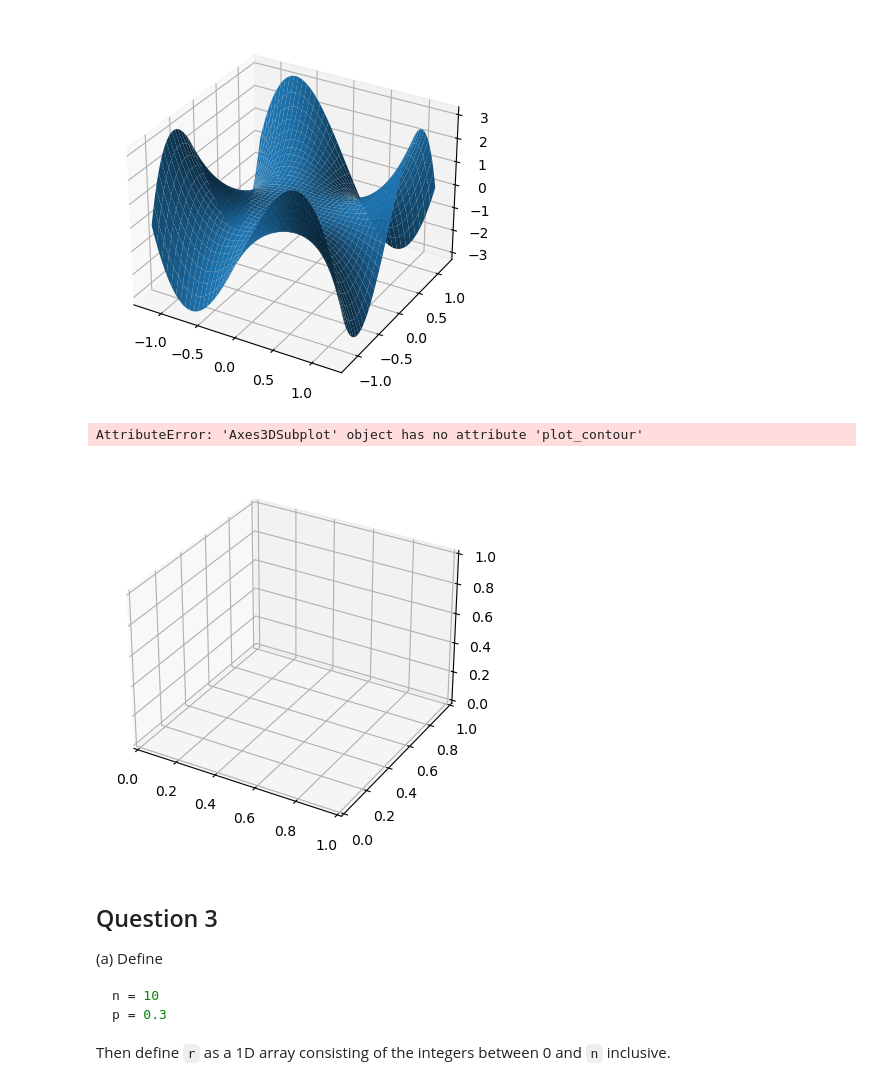
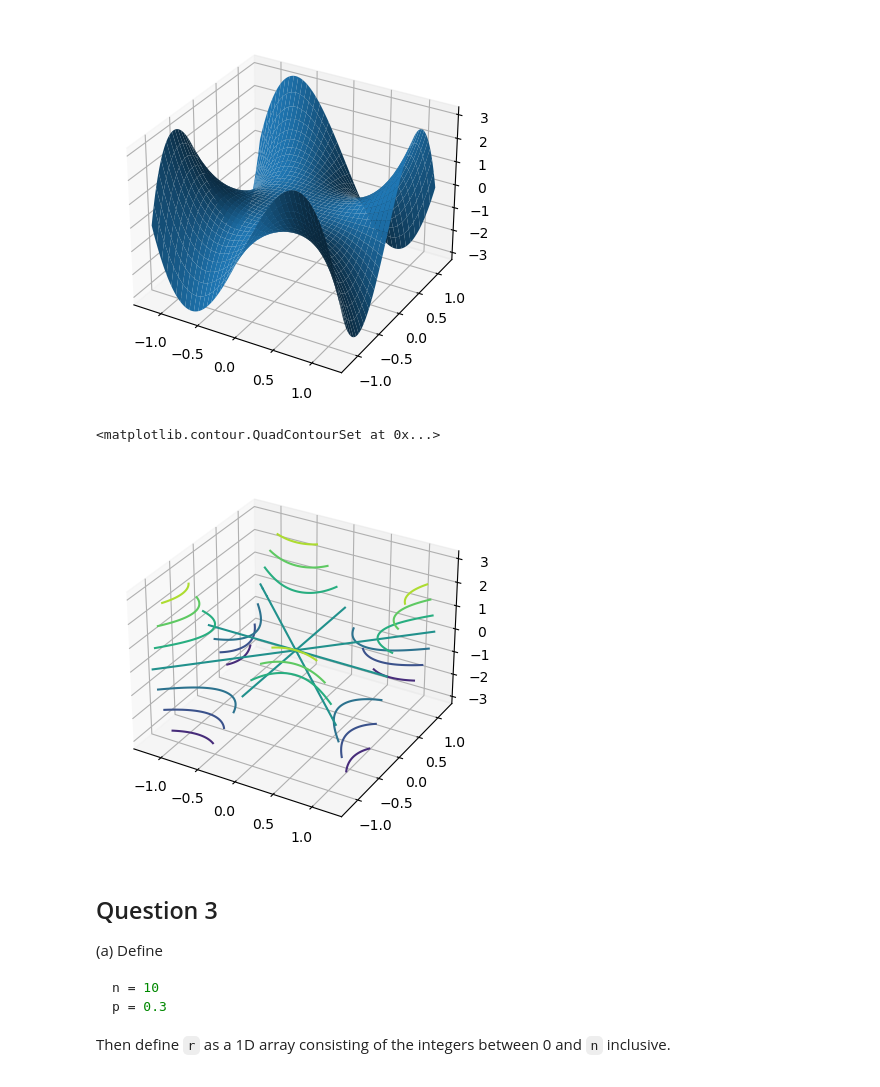
Before and after one commit to Imperial-MATH40006/math40006-2022-23-term2-week4-Sirrand0m, a Jupyter notebook: term2week4.ipynb, the cells around one changed output. Cells and saved outputs as stored; diff of their text form; code cells hidden in the pictures.

```diff
--- a/term2week4.ipynb
+++ b/term2week4.ipynb
@@ -353,10 +353,10 @@ ax.plot_surface(x2,y2,v)
 # %%
 # Cell for third plot
 ax = plt.axes(projection='3d')
-ax.plot_contour(x2,y2,v)
+ax.contour(x2,y2,v)
 # %% [output]
-AttributeError: 'Axes3DSubplot' object has no attribute 'plot_contour'
+<matplotlib.contour.QuadContourSet at 0x...>
-[figure, old version]
+[figure, new version]
 # %% [markdown]
 ## Question 3
 
```
Also changed, not shown: parts of 13 cells of this notebook.
